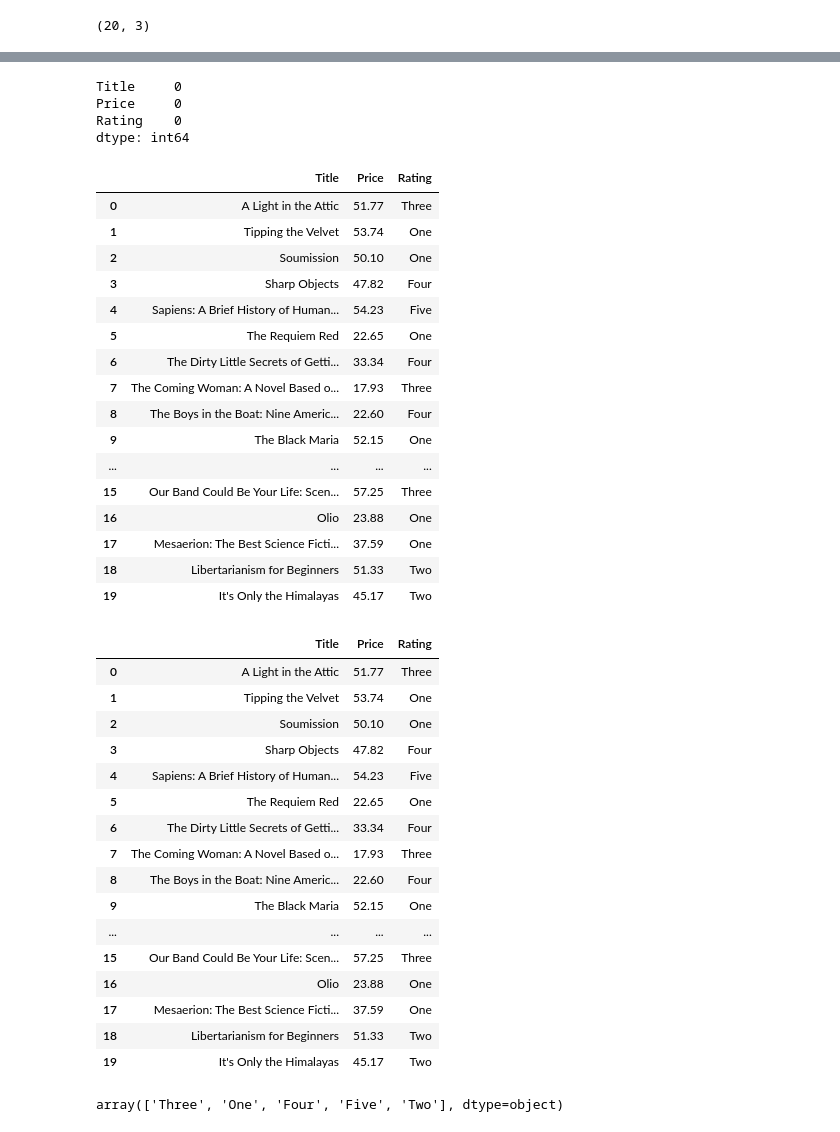
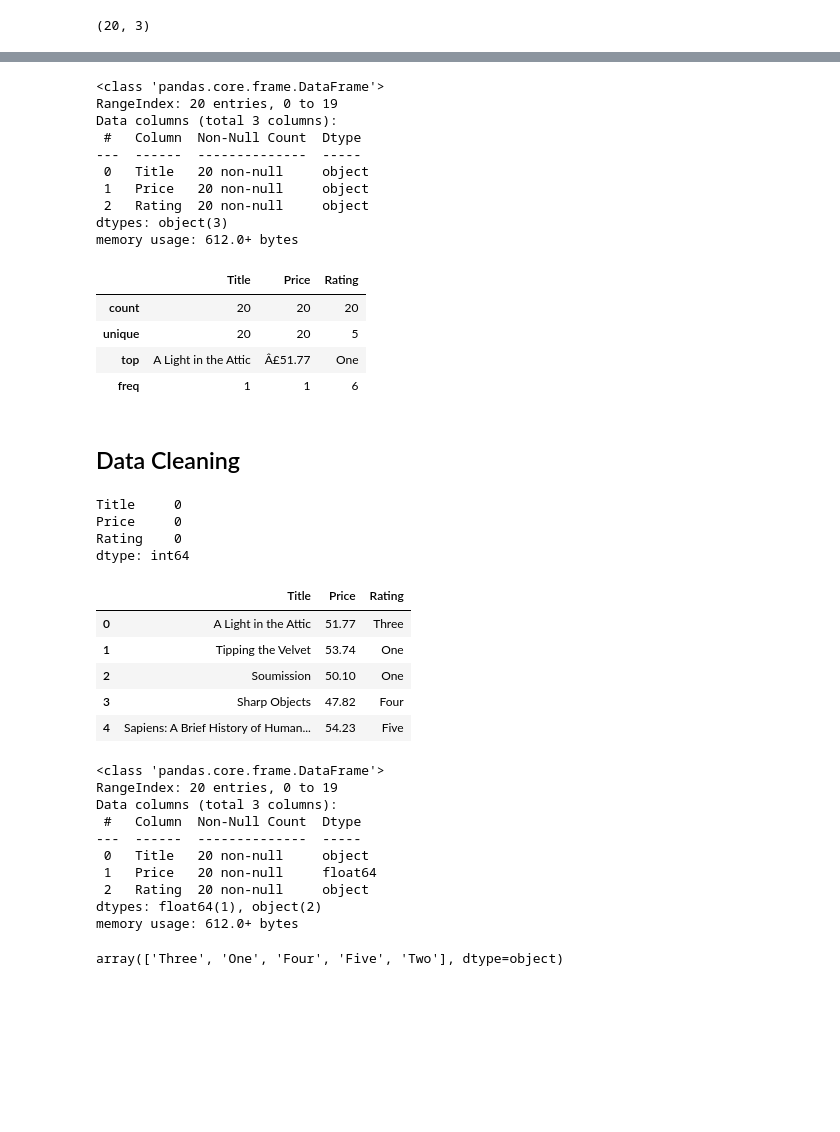
Before and after one commit to balramyRay/Intern-Nepal-Cloud-web-tech, a Jupyter notebook: Webscrapping.ipynb, the cells around one changed output, grey strips where cells are left out. Cells and saved outputs as stored; diff of their text form; code cells hidden in the pictures; blank space fills up the shorter version.

```diff
--- a/Webscrapping.ipynb
+++ b/Webscrapping.ipynb
@@ -57,3 +41,26 @@ df.shape
+# %%
+df.info()
+# %% [output]
+<class 'pandas.core.frame.DataFrame'>
+RangeIndex: 20 entries, 0 to 19
+Data columns (total 3 columns):
+ #   Column  Non-Null Count  Dtype
+---  ------  --------------  -----
+ 0   Title   20 non-null     object
+ 1   Price   20 non-null     object
+ 2   Rating  20 non-null     object
+dtypes: object(3)
+memory usage: 612.0+ bytes
+# %%
+df.describe()
+# %% [output]
+|  | Title | Price | Rating |
+| count | 20 | 20 | 20 |
+| unique | 20 | 20 | 5 |
+| top | A Light in the Attic | Â£51.77 | One |
+| freq | 1 | 1 | 6 |
+# %% [markdown]
+## Data Cleaning
 # %%
 # checking missing values
 df.isna().sum()
@@ -66,47 +73,29 @@ dtype: int64
 # Remove £ directly inside the column
 df["Price"].replace("Â£", "",regex=True, inplace=True)
 # %%
-df
+df.head()
 # %% [output]
 |  | Title | Price | Rating |
 | 0 | A Light in the Attic | 51.77 | Three |
 | 1 | Tipping the Velvet | 53.74 | One |
 | 2 | Soumission | 50.10 | One |
 | 3 | Sharp Objects | 47.82 | Four |
 | 4 | Sapiens: A Brief History of Human... | 54.23 | Five |
-| 5 | The Requiem Red | 22.65 | One |
-| 6 | The Dirty Little Secrets of Getti... | 33.34 | Four |
-| 7 | The Coming Woman: A Novel Based o... | 17.93 | Three |
-| 8 | The Boys in the Boat: Nine Americ... | 22.60 | Four |
-| 9 | The Black Maria | 52.15 | One |
-| ... | ... | ... | ... |
-| 15 | Our Band Could Be Your Life: Scen... | 57.25 | Three |
-| 16 | Olio | 23.88 | One |
-| 17 | Mesaerion: The Best Science Ficti... | 37.59 | One |
-| 18 | Libertarianism for Beginners | 51.33 | Two |
-| 19 | It's Only the Himalayas | 45.17 | Two |
 # %%
 df["Price"] = df["Price"].astype(float)
 # %%
-df
+df.info()
 # %% [output]
-|  | Title | Price | Rating |
-| 0 | A Light in the Attic | 51.77 | Three |
-| 1 | Tipping the Velvet | 53.74 | One |
-| 2 | Soumission | 50.10 | One |
-| 3 | Sharp Objects | 47.82 | Four |
-| 4 | Sapiens: A Brief History of Human... | 54.23 | Five |
-| 5 | The Requiem Red | 22.65 | One |
-| 6 | The Dirty Little Secrets of Getti... | 33.34 | Four |
-| 7 | The Coming Woman: A Novel Based o... | 17.93 | Three |
-| 8 | The Boys in the Boat: Nine Americ... | 22.60 | Four |
-| 9 | The Black Maria | 52.15 | One |
-| ... | ... | ... | ... |
-| 15 | Our Band Could Be Your Life: Scen... | 57.25 | Three |
-| 16 | Olio | 23.88 | One |
-| 17 | Mesaerion: The Best Science Ficti... | 37.59 | One |
-| 18 | Libertarianism for Beginners | 51.33 | Two |
-| 19 | It's Only the Himalayas | 45.17 | Two |
+<class 'pandas.core.frame.DataFrame'>
+RangeIndex: 20 entries, 0 to 19
+Data columns (total 3 columns):
+ #   Column  Non-Null Count  Dtype
+---  ------  --------------  -----
+ 0   Title   20 non-null     object
+ 1   Price   20 non-null     float64
+ 2   Rating  20 non-null     object
+dtypes: float64(1), object(2)
+memory usage: 612.0+ bytes
 # %%
 df["Rating"].unique()
 # %% [output]
```
Also changed, not shown: parts of 15 cells of this notebook, 1 other file.
